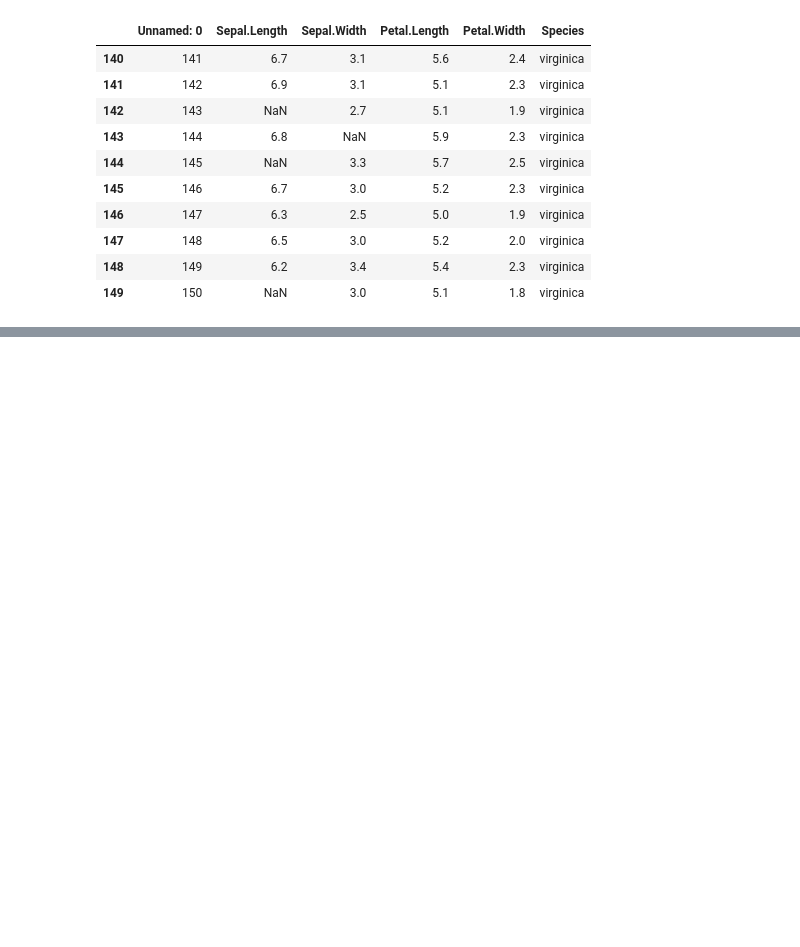
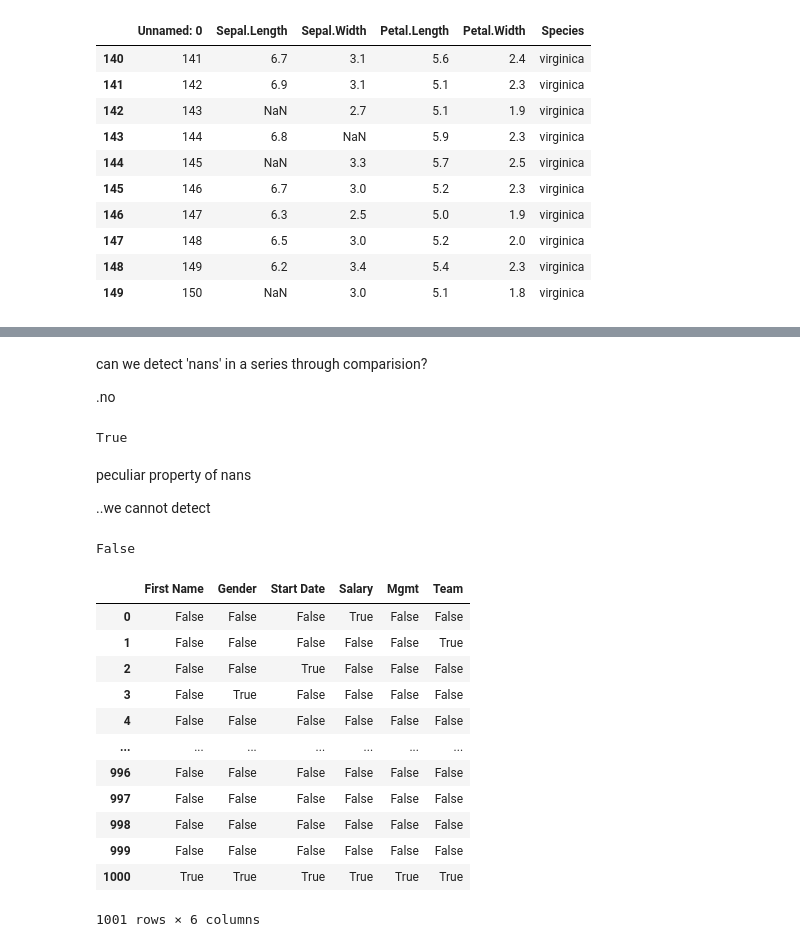
Before and after one commit to addulamalerupareddy-gif/java_Practice, a Jupyter notebook: Untitled8.ipynb, the cells around one changed output, grey strips where cells are left out. Saved outputs shown, nothing was run; the diff lists cells and outputs as text; code cells hidden in the pictures; blank space fills up the shorter version.

```diff
--- a/Untitled8.ipynb
+++ b/Untitled8.ipynb
@@ -395,0 +522,32 @@ data.tail(10)
+# %% [markdown]
+can we detect 'nans' in a series through comparision?
+
+.no
+# %%
+20==20
+# %% [output]
+True
+# %% [markdown]
+peculiar property of nans
+
+..we cannot detect
+# %%
+np.nan==np.nan
+# %% [output]
+False
+# %%
+data.isna()
+# %% [output]
+|  | First Name | Gender | Start Date | Salary | Mgmt | Team |
+| 0 | False | False | False | True | False | False |
+| 1 | False | False | False | False | False | True |
+| 2 | False | False | True | False | False | False |
+| 3 | False | True | False | False | False | False |
+| 4 | False | False | False | False | False | False |
+| ... | ... | ... | ... | ... | ... | ... |
+| 996 | False | False | False | False | False | False |
+| 997 | False | False | False | False | False | False |
+| 998 | False | False | False | False | False | False |
+| 999 | False | False | False | False | False | False |
+| 1000 | True | True | True | True | True | True |
+1001 rows × 6 columns
```
Also changed, not shown: parts of 22 cells of this notebook.
